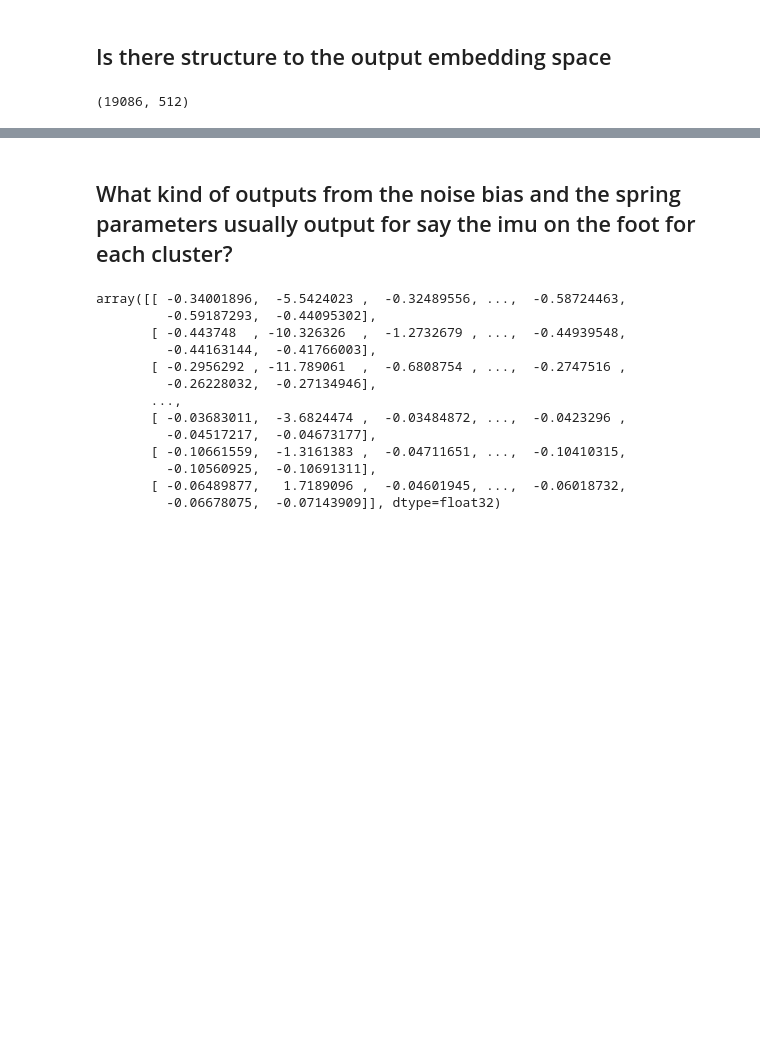
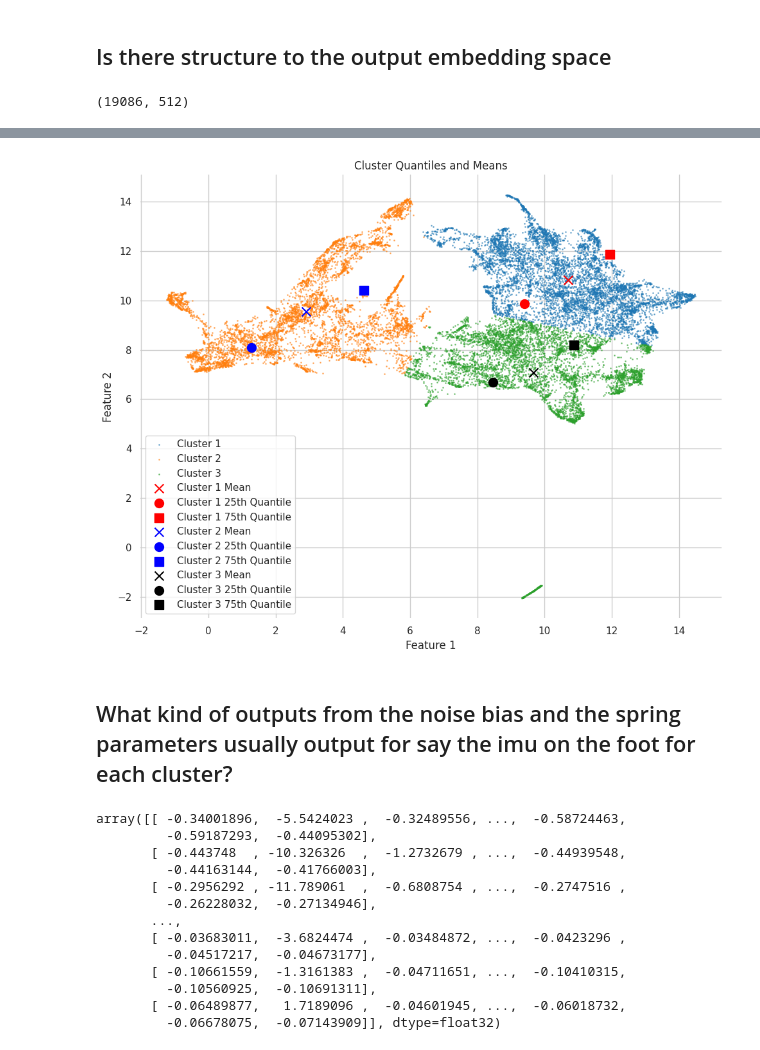
Before and after one commit to jayson1200/realistic-imu, a Jupyter notebook: src/model-analysis.ipynb, the cells around one changed output, grey strips where cells are left out. Saved outputs shown, nothing was run; the diff lists cells and outputs as text; code cells hidden in the pictures; blank space fills up the shorter version.

```diff
--- a/src/model-analysis.ipynb
+++ b/src/model-analysis.ipynb
@@ -330,7 +330,6 @@ import numpy as np
 from sklearn.preprocessing import StandardScaler
 from sklearn.cluster import KMeans
 from matplotlib.patches import Patch
-%matplotlib notebook
 
 
 # Normalize data
@@ -370,10 +369,47 @@ for spine in plt.gca().spines.values():
 
 # Add larger legend with colored patches
 legend_elements = [Patch(facecolor=colors[i], label=f"Cluster {i+1}") for i in range(n_clusters)]
-plt.legend(handles=legend_elements, fontsize=10, loc="upper right", title="Clusters", title_fontsize=12)
+plt.legend(handles=legend_elements, fontsize=15, loc="upper right", title="Clusters", title_fontsize=15)
+
+cluster_1_mean = emb_2d[labels == 0].mean(axis=0)
+
+cluster_1_25_quantile = np.quantile(emb_2d[labels == 0], 0.25, axis=0)
+cluster_1_75_quantile = np.quantile(emb_2d[labels == 0], 0.75, axis=0)
+
+cluster_2_mean = emb_2d[labels == 1].mean(axis=0)
+
+cluster_2_25_quantile = np.quantile(emb_2d[labels == 1], 0.25, axis=0)
+cluster_2_75_quantile = np.quantile(emb_2d[labels == 1], 0.75, axis=0)
+
+cluster_3_mean = emb_2d[labels == 2].mean(axis=0)
+
+cluster_3_25_quantile = np.quantile(emb_2d[labels == 2], 0.25, axis=0)
+cluster_3_75_quantile = np.quantile(emb_2d[labels == 2], 0.75, axis=0)
+
+plt.scatter(cluster_1_mean[0], cluster_1_mean[1], color='red', marker='x', s=100, label="Cluster 1 Mean")
+plt.scatter(cluster_1_25_quantile[0], cluster_1_25_quantile[1], color='red', marker='o', s=100, label="Cluster 1 25th Quantile")
+plt.scatter(cluster_1_75_quantile[0], cluster_1_75_quantile[1], color='red', marker='s', s=100, label="Cluster 1 75th Quantile")
+
+# Adding cluster 2 points
+plt.scatter(cluster_2_mean[0], cluster_2_mean[1], color='blue', marker='x', s=100, label="Cluster 2 Mean")
+plt.scatter(cluster_2_25_quantile[0], cluster_2_25_quantile[1], color='blue', marker='o', s=100, label="Cluster 2 25th Quantile")
+plt.scatter(cluster_2_75_quantile[0], cluster_2_75_quantile[1], color='blue', marker='s', s=100, label="Cluster 2 75th Quantile")
+
+# Adding cluster 3 points
+plt.scatter(cluster_3_mean[0], cluster_3_mean[1], color='black', marker='x', s=100, label="Cluster 3 Mean")
+plt.scatter(cluster_3_25_quantile[0], cluster_3_25_quantile[1], color='black', marker='o', s=100, label="Cluster 3 25th Quantile")
+plt.scatter(cluster_3_75_quantile[0], cluster_3_75_quantile[1], color='black', marker='s', s=100, label="Cluster 3 75th Quantile")
+
+# Update legend
+plt.legend()
+
+# Add labels and title for clarity
+plt.xlabel("Feature 1")
+plt.ylabel("Feature 2")
+plt.title("Cluster Quantiles and Means")
 
 plt.tight_layout()
-plt.savefig("embedding_umap_projection.png", dpi=300)
+plt.savefig("embedding_umap_projection.png", dpi=900)
 
 plt.show()
 # %% [output]
@@ -382,2 +416,3 @@ plt.show()
+[figure, added]
 # %% [markdown]
 ## What kind of outputs from the noise bias and the spring parameters usually output for say the imu on the foot for each cluster?
```
Also changed, not shown: parts of 10 cells of this notebook, 1 other file.
